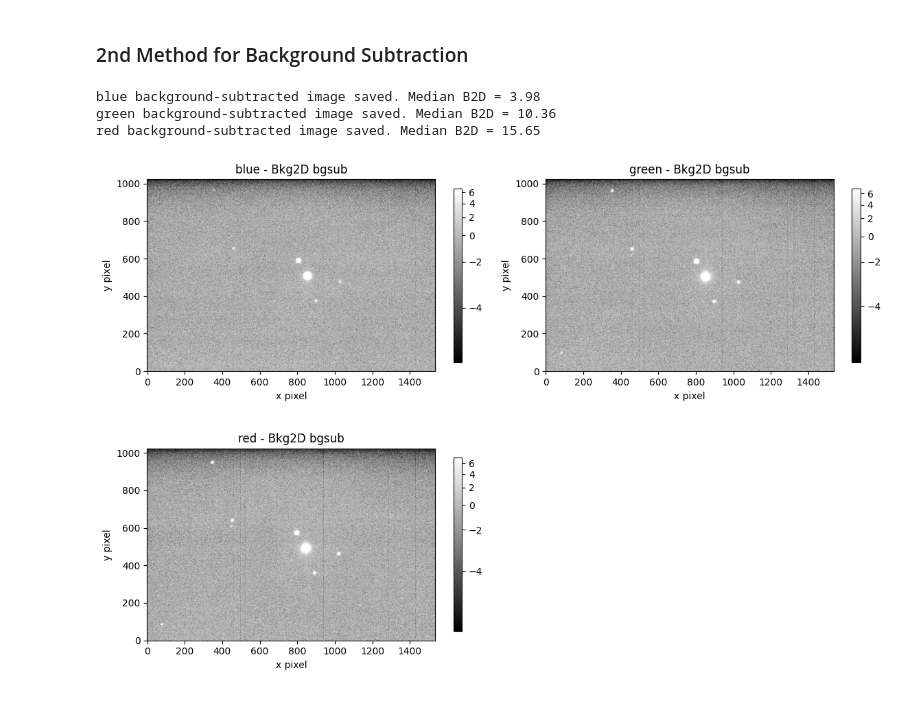
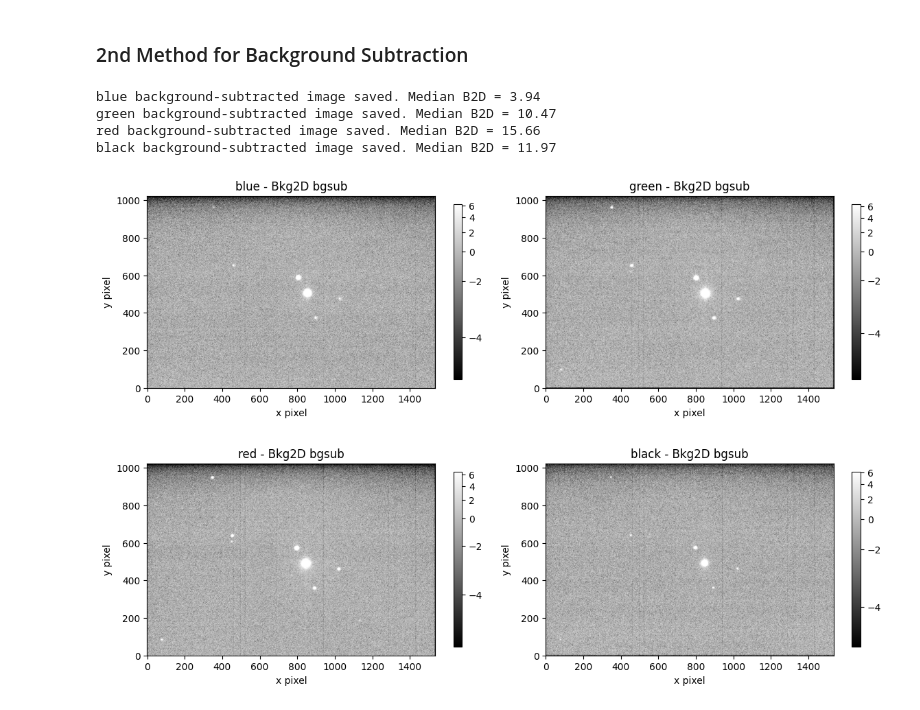
Before and after one commit to wisewizardofthestars/LA, a Jupyter notebook: III-Data_Reduction_FOR_SHELIAK.ipynb, the cells around one changed output. Cells and saved outputs as stored; diff of their text form; code cells hidden in the pictures.

Commit message:
fix stacking of images

```diff
--- a/III-Data_Reduction_FOR_SHELIAK.ipynb
+++ b/III-Data_Reduction_FOR_SHELIAK.ipynb
@@ -15,7 +15,8 @@ import os
 dir = './sheliak' # directory where fits files are found
 sheliak_files = []
 #process all the directories in sheliak
-for dirs in os.listdir(dir):
+filters = ['black', 'blue', 'green', 'red']
+for dirs in filters:
     print(dirs)
     for file in os.listdir(dir+'/'+dirs):
         if file.endswith(".fits"):
@@ -30,12 +31,12 @@ for file, dirs in sheliak_files:
 
 file2= './' + 'bias/' +'master_bias.fits' #file names
 master_bias = fits.getdata(file2)  # data matrices
-master_flats = []
+master_flats = {}
 for dirs in os.listdir('./flats'):
     file3 = './flats/' + dirs + '/master_flat_' + dirs + '.fits'  # file names
     master_flat = fits.getdata(file3)  # data matrices
     #make a name for each master flat
-    master_flats.append((master_flat, dirs))
+    master_flats[dirs] = master_flat
 # %% [output]
 black
 blue
@@ -48,7 +49,7 @@ red
 sheliak_science_calibrated = []
 for science, dirs in sheliak_science:
   # Find the master flat matching the current dirs
-  master_flat = next(flat for flat, name in master_flats if dirs in name)
+  master_flat = master_flats[dirs]
   science_calibrated = (science - master_bias) / master_flat
   # This example needs a mask!
   # mask = np.zeros(np.shape(science_calibrated))
@@ -70,6 +71,5 @@ for science_calibrated, dirs in sheliak_science_calibrated:
     plt.colorbar()
     plt.xlabel('xpix')
     plt.ylabel('ypix')
-    fits.writeto("calibrated_sheliak_science.fits", science_calibrated, overwrite=True)
     break
 # %% [output]
@@ -218,7 +213,7 @@ from astropy.visualization import simple_norm
 bgsub_dir = './sheliak/bgsub_stacked/'
 os.makedirs(bgsub_dir, exist_ok=True)
 
-filters = ['blue', 'green', 'red']
+filters = ['blue', 'green', 'red', 'black']
 
 bkg2d_bgsub = {}
 
@@ -228,34 +223,35 @@ for filt in filters:
     # Compute 2D background
     sigma_clip = SigmaClip(sigma=3.0)
     bkg_estimator = MedianBackground()
     bkg = Background2D(image, box_size=(250,250), filter_size=(3,3),
                        sigma_clip=sigma_clip, bkg_estimator=bkg_estimator)
 
     # Subtract background
     image_bgsub = image - bkg.background
     bkg2d_bgsub[filt] = image_bgsub
 
     # Save background-subtracted image
     out_file = os.path.join(bgsub_dir, f"{filt}_stacked_bgsub.fits")
     fits.writeto(out_file, image_bgsub, overwrite=True)
 
     print(f"{filt} background-subtracted image saved. Median B2D = {bkg.background_median:.2f}")
 
 # Plot the background-subtracted images
 plt.figure(figsize=(12, 8))
 for i, filt in enumerate(filters, 1):
     norm = simple_norm(bkg2d_bgsub[filt], 'asinh', min_percent=5, max_percent=99)
     plt.subplot(2, 2, i)
     plt.imshow(bkg2d_bgsub[filt], cmap='gray', origin='lower', norm=norm)
     plt.title(f"{filt} - Bkg2D bgsub")
     plt.xlabel('x pixel')
     plt.ylabel('y pixel')
     plt.colorbar(shrink=0.7)
 
 plt.tight_layout()
 plt.show()
 # %% [output]
-blue background-subtracted image saved. Median B2D = 3.98
-green background-subtracted image saved. Median B2D = 10.36
-red background-subtracted image saved. Median B2D = 15.65
+blue background-subtracted image saved. Median B2D = 3.94
+green background-subtracted image saved. Median B2D = 10.47
+red background-subtracted image saved. Median B2D = 15.66
+black background-subtracted image saved. Median B2D = 11.97
-[figure, old version]
+[figure, new version]
```
Also changed, not shown: parts of 2 cells of this notebook, 29 other files.
